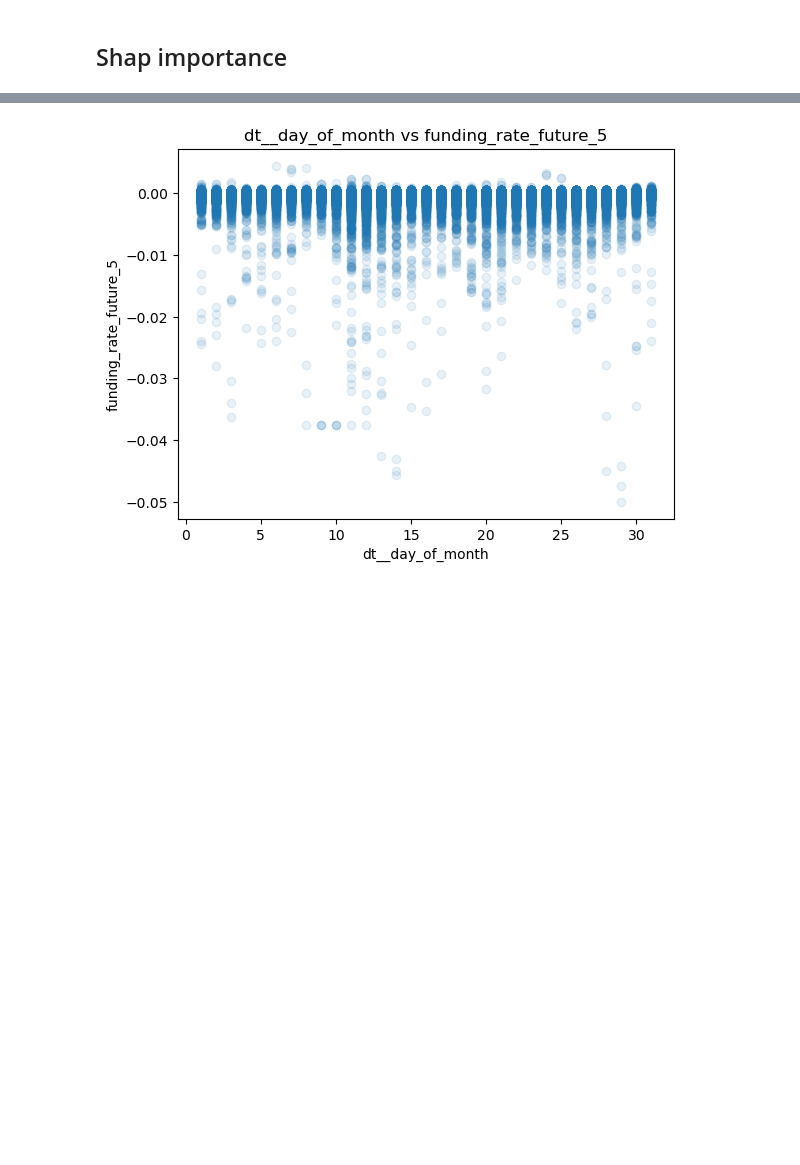
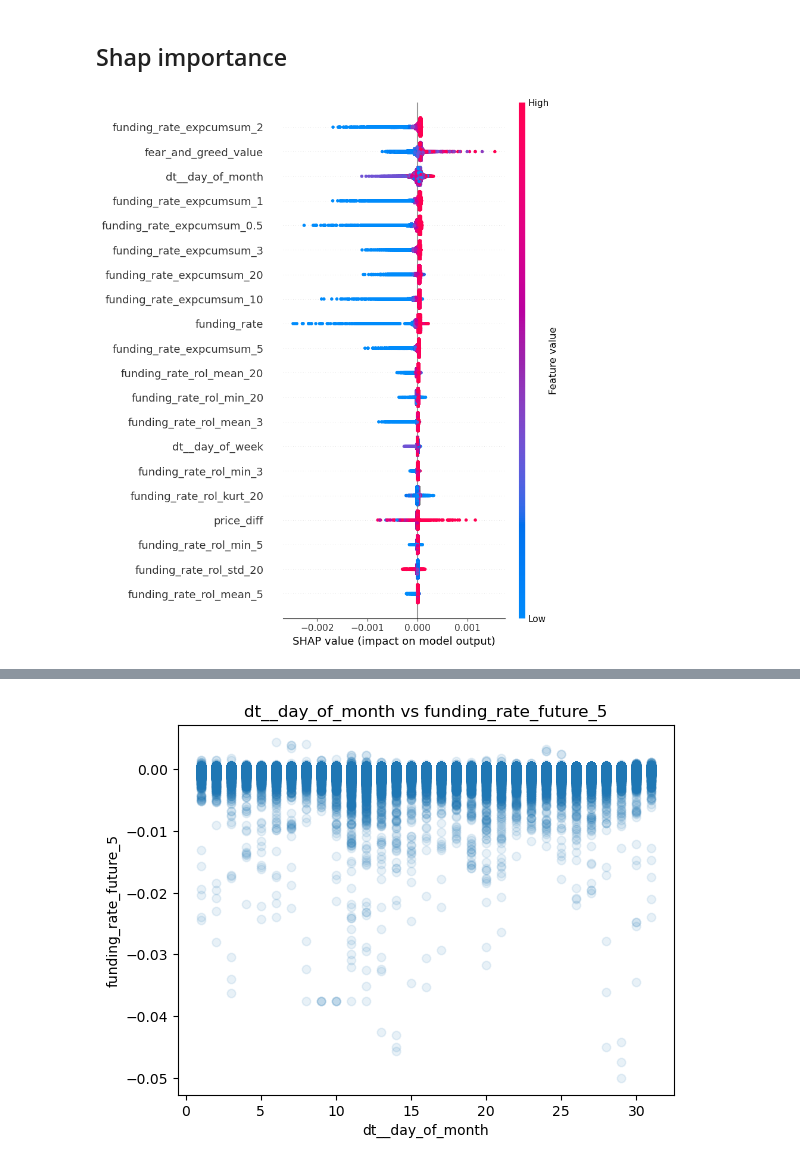
Before and after one commit to StarPrecursor/Aura_study, a Jupyter notebook: studies/model/lgb/uni_lgb/evaluate_model.ipynb, the cells around one changed output, grey strips where cells are left out. Drawn from its saved outputs; the diff is of its cells as text; code cells hidden in the pictures; blank space fills up the shorter version.

```diff
--- a/studies/model/lgb/uni_lgb/evaluate_model.ipynb
+++ b/studies/model/lgb/uni_lgb/evaluate_model.ipynb
@@ -138,8 +160,11 @@ X_tr = df_train[features]
 X_te = df_test[features]
 # %%
 shap_exp = shap.TreeExplainer(model)
-X_sample = X_tr.sample(1000)
+#X_sample = X_tr.sample(1000)
+X_sample = X_tr
 shap_values = shap_exp.shap_values(X_sample)
 shap.summary_plot(shap_values, X_sample)
+# %% [output]
+[figure, added]
 # %%
 shap_exp = shap.TreeExplainer(model)
```
Also changed, not shown: parts of 9 cells of this notebook, 4 other files.
